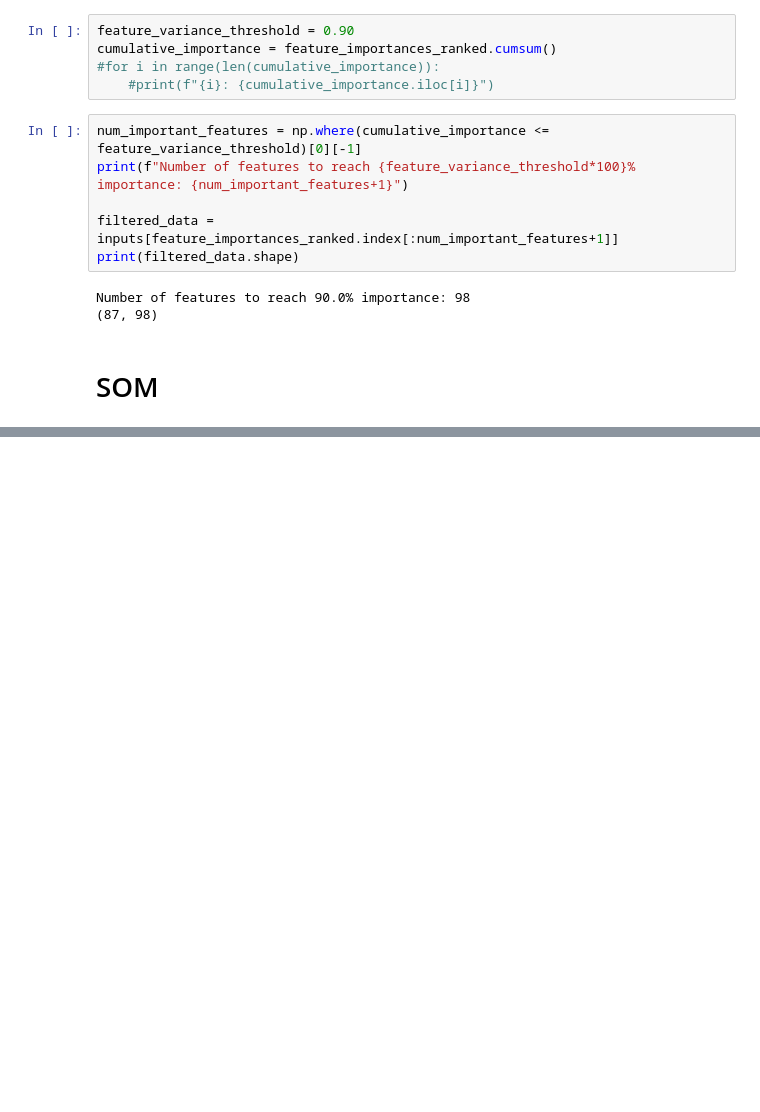
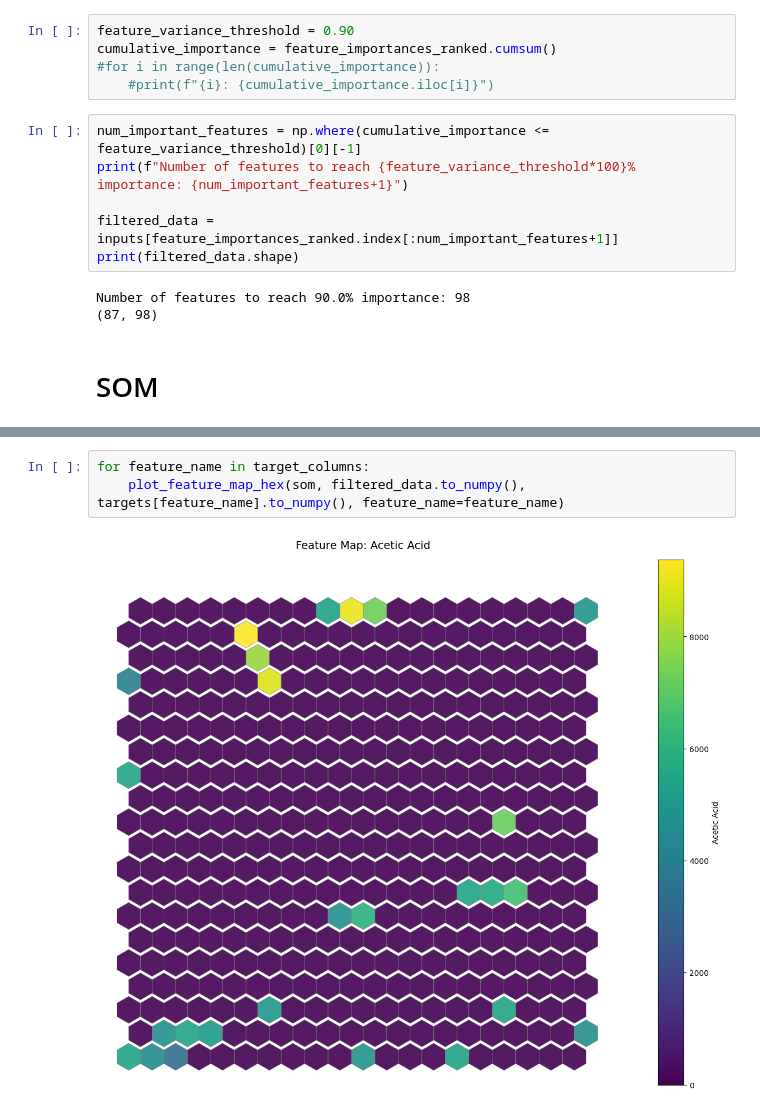
Before and after one commit to alpha-tango/butyricacid, a Jupyter notebook: analysis.ipynb, the cells around one changed output, grey strips where cells are left out. Drawn from its saved outputs; the diff is of its cells as text; blank space fills up the shorter version.

```diff
--- a/analysis.ipynb
+++ b/analysis.ipynb
@@ -145,0 +170,5 @@ TypeError: cannot unpack non-iterable NoneType object
+# %%
+for feature_name in target_columns:
+    plot_feature_map_hex(som, filtered_data.to_numpy(), targets[feature_name].to_numpy(), feature_name=feature_name)
+# %% [output]
+[figure, added]
```
Also changed, not shown: parts of 3 cells of this notebook.
